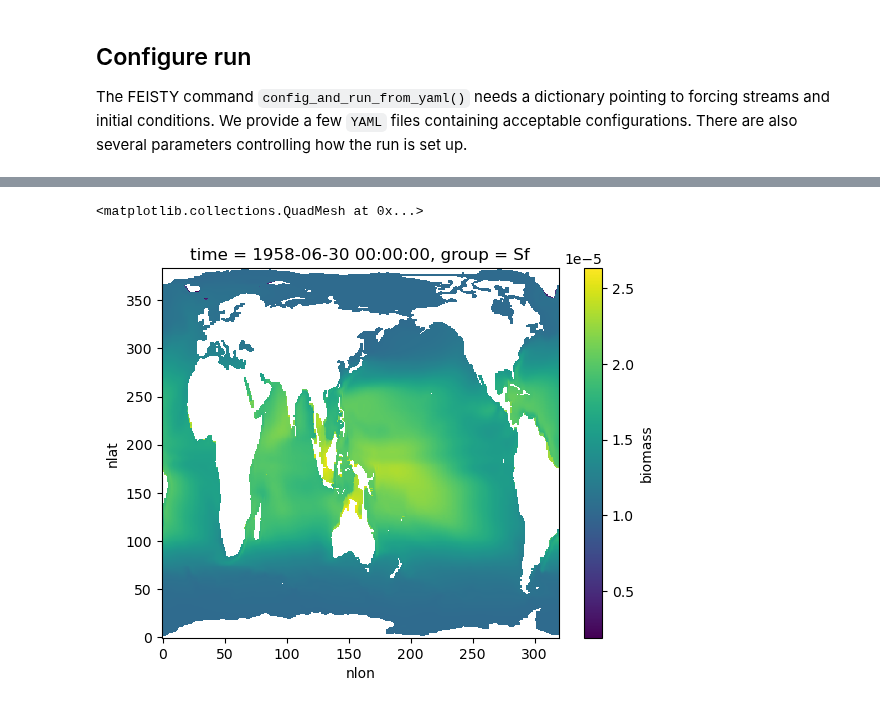
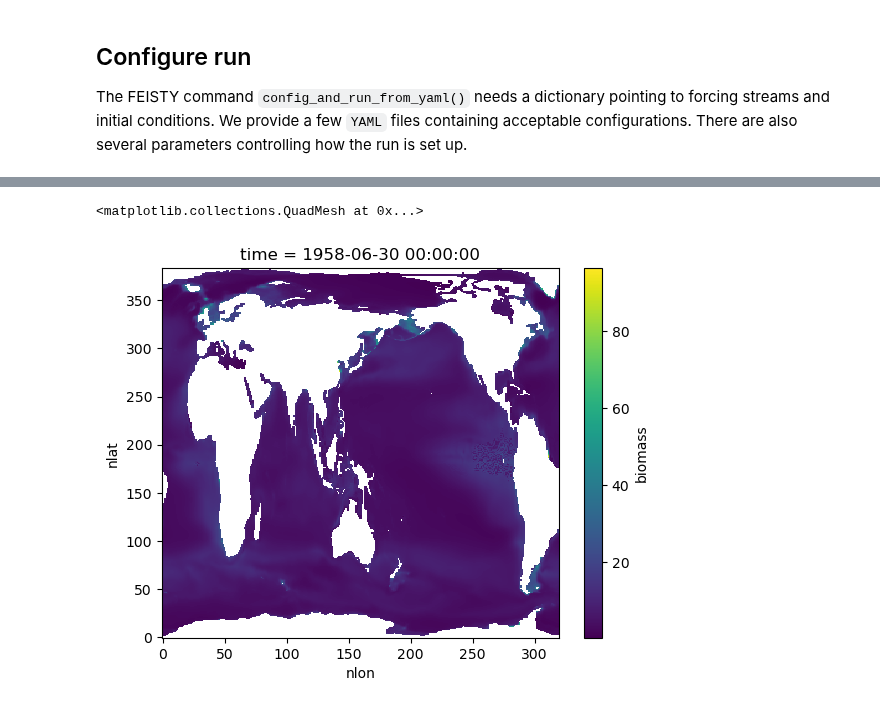
Before and after one commit to marbl-ecosys/feisty, a Jupyter notebook: examples/Forced From Timeseries (companion).ipynb, the cells around one changed output, grey strips where cells are left out. Cells and saved outputs as stored; diff of their text form; code cells hidden in the pictures.

```diff
--- a/examples/Forced From Timeseries (companion).ipynb
+++ b/examples/Forced From Timeseries (companion).ipynb
@@ -153,5 +171,5 @@ Text(0.5, 0.98, 'biomass at (215, 233)')
 # %%
 %%time
 
-ds_out["biomass"].isel(time=180, group=0).plot()
+ds_out["biomass"].isel(time=180).sum('group', skipna=False).plot()
 # %% [output]
@@ -160,2 +178,2 @@ Wall time: 55.7 ms
 <matplotlib.collections.QuadMesh at 0x...>
-[figure, old version]
+[figure, new version]
```
Also changed, not shown: parts of 9 cells of this notebook, 1 other file.
